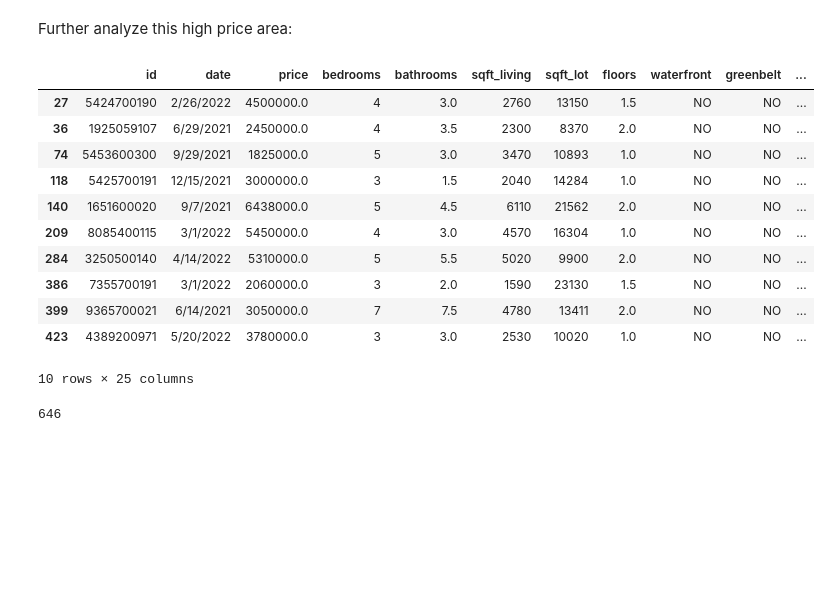
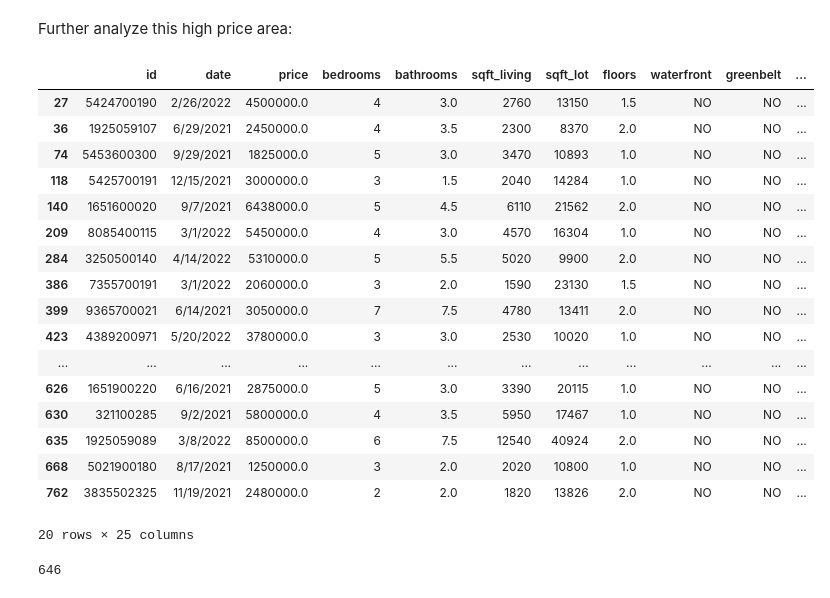
Before and after one commit to jmarksk/RealEstateProject2, a Jupyter notebook: Real_estate_notebook.ipynb, the cells around one changed output. Drawn from its saved outputs; the diff is of its cells as text; code cells hidden in the pictures; blank space fills up the shorter version.

```diff
--- a/Real_estate_notebook.ipynb
+++ b/Real_estate_notebook.ipynb
@@ -231,20 +231,26 @@ data3=data2.drop(data2.loc[data2['long']<-122.25].index)
 # %%
 data4=data3.drop(data3.loc[-122.20<data3['long']].index)
 # %%
-data4.head(10)
+data4.head(20)
 # %% [output]
 |  | id | date | price | bedrooms | bathrooms | sqft_living | sqft_lot | floors | waterfront | greenbelt | ... |
 | 27 | 5424700190 | 2/26/2022 | 4500000.0 | 4 | 3.0 | 2760 | 13150 | 1.5 | NO | NO | ... |
 | 36 | 1925059107 | 6/29/2021 | 2450000.0 | 4 | 3.5 | 2300 | 8370 | 2.0 | NO | NO | ... |
 | 74 | 5453600300 | 9/29/2021 | 1825000.0 | 5 | 3.0 | 3470 | 10893 | 1.0 | NO | NO | ... |
 | 118 | 5425700191 | 12/15/2021 | 3000000.0 | 3 | 1.5 | 2040 | 14284 | 1.0 | NO | NO | ... |
 | 140 | 1651600020 | 9/7/2021 | 6438000.0 | 5 | 4.5 | 6110 | 21562 | 2.0 | NO | NO | ... |
 | 209 | 8085400115 | 3/1/2022 | 5450000.0 | 4 | 3.0 | 4570 | 16304 | 1.0 | NO | NO | ... |
 | 284 | 3250500140 | 4/14/2022 | 5310000.0 | 5 | 5.5 | 5020 | 9900 | 2.0 | NO | NO | ... |
 | 386 | 7355700191 | 3/1/2022 | 2060000.0 | 3 | 2.0 | 1590 | 23130 | 1.5 | NO | NO | ... |
 | 399 | 9365700021 | 6/14/2021 | 3050000.0 | 7 | 7.5 | 4780 | 13411 | 2.0 | NO | NO | ... |
 | 423 | 4389200971 | 5/20/2022 | 3780000.0 | 3 | 3.0 | 2530 | 10020 | 1.0 | NO | NO | ... |
+| ... | ... | ... | ... | ... | ... | ... | ... | ... | ... | ... | ... |
+| 626 | 1651900220 | 6/16/2021 | 2875000.0 | 5 | 3.0 | 3390 | 20115 | 1.0 | NO | NO | ... |
+| 630 | 321100285 | 9/2/2021 | 5800000.0 | 4 | 3.5 | 5950 | 17467 | 1.0 | NO | NO | ... |
+| 635 | 1925059089 | 3/8/2022 | 8500000.0 | 6 | 7.5 | 12540 | 40924 | 2.0 | NO | NO | ... |
+| 668 | 5021900180 | 8/17/2021 | 1250000.0 | 3 | 2.0 | 2020 | 10800 | 1.0 | NO | NO | ... |
+| 762 | 3835502325 | 11/19/2021 | 2480000.0 | 2 | 2.0 | 1820 | 13826 | 2.0 | NO | NO | ... |
-10 rows × 25 columns
+20 rows × 25 columns
 # %%
 len(data4)
 # %% [output]
```
Also changed, not shown: parts of 72 cells of this notebook, 3 other files.
